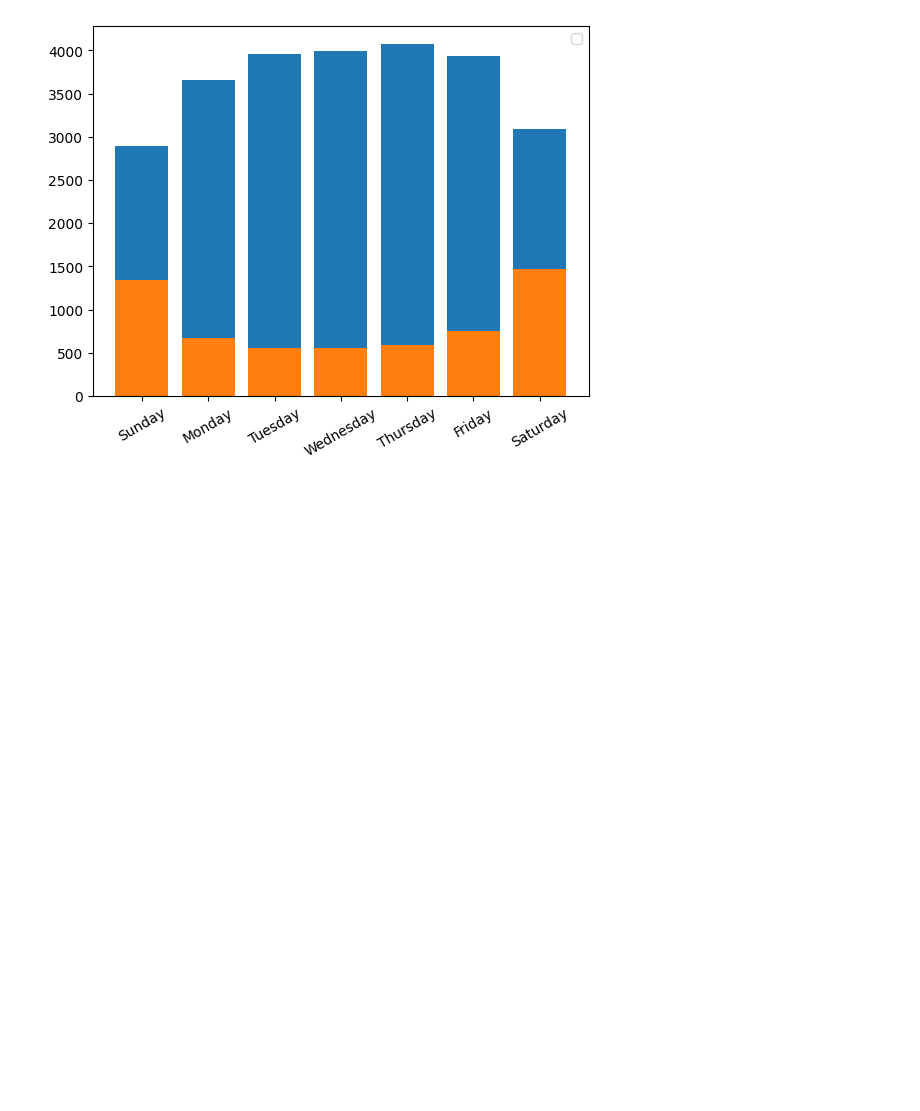
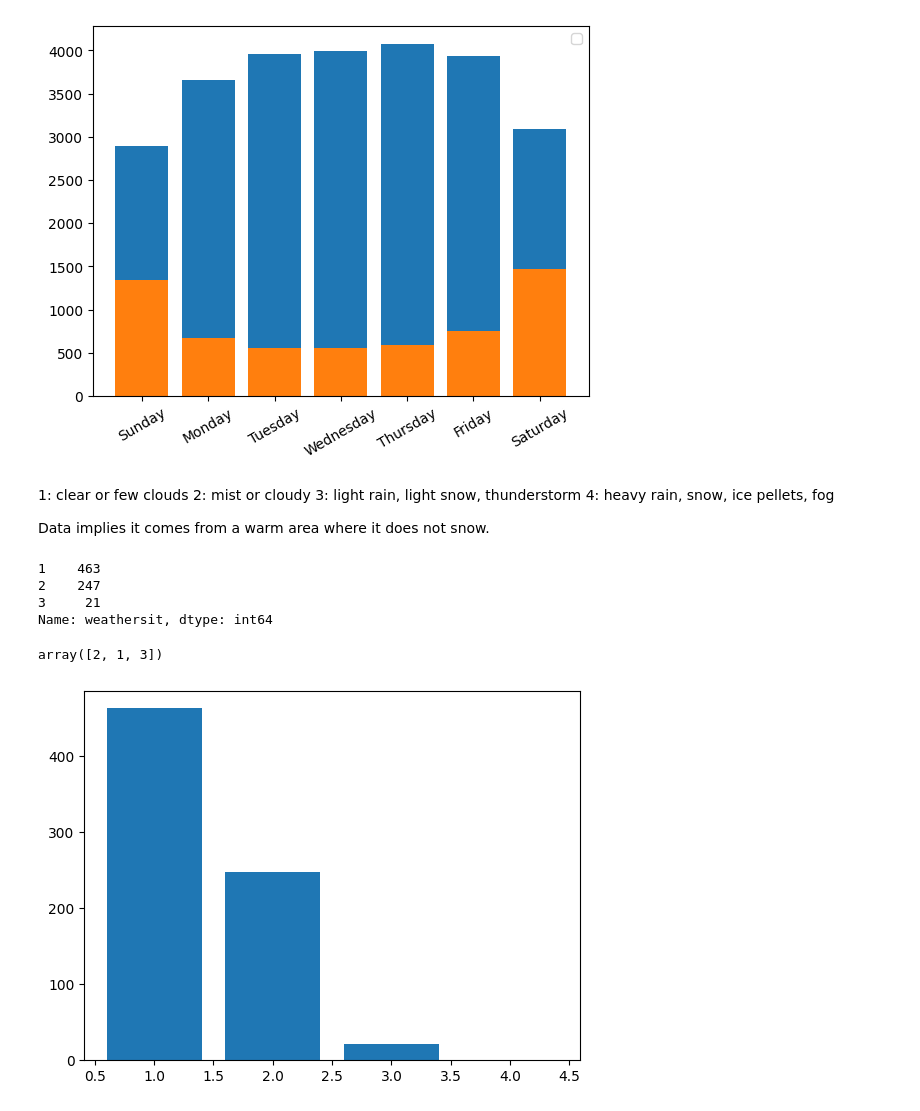
Before and after one commit to MathewLipman/Work-Samples, a Jupyter notebook: Bike_Share_Time_Series.ipynb, the cells around one changed output. Drawn from its saved outputs; the diff is of its cells as text; code cells hidden in the pictures; blank space fills up the shorter version.

```diff
--- a/Bike_Share_Time_Series.ipynb
+++ b/Bike_Share_Time_Series.ipynb
@@ -616,3 +616,28 @@ WARNING:matplotlib.legend:No artists with labels found to put in legend.  Note t
 6    6
 Name: weekday, dtype: int64
 [figure]
+# %% [markdown]
+1: clear or few clouds
+2: mist or cloudy
+3: light rain, light snow, thunderstorm
+4: heavy rain, snow, ice pellets, fog
+
+Data implies it comes from a warm area where it does not snow.
+# %%
+day['weathersit'].value_counts()
+# %% [output]
+1    463
+2    247
+3     21
+Name: weathersit, dtype: int64
+# %%
+day['weathersit'].unique()
+# %% [output]
+array([2, 1, 3])
+# %%
+weather_types = [1, 2, 3, 4]
+frequencies = [463, 247, 21, 0]
+plt.bar(weather_types, frequencies)
+plt.show()
+# %% [output]
+[figure, added]
```
Also changed, not shown: parts of 12 cells of this notebook.
